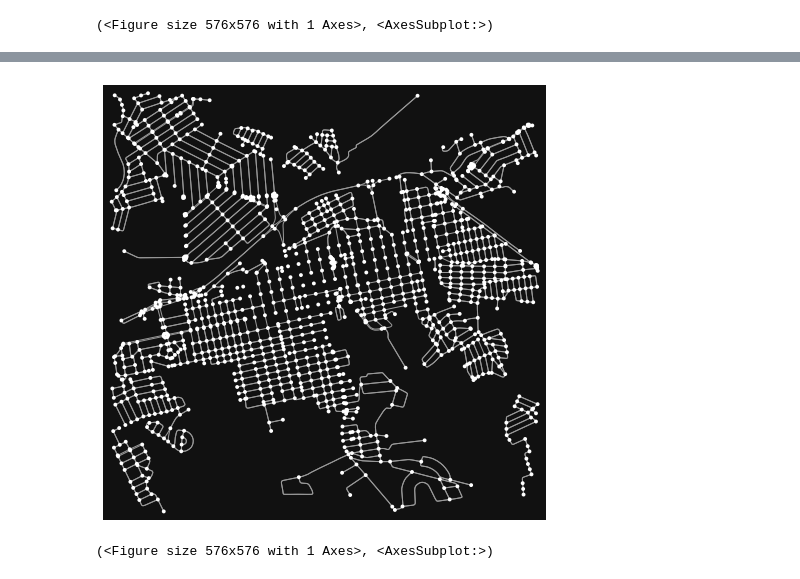
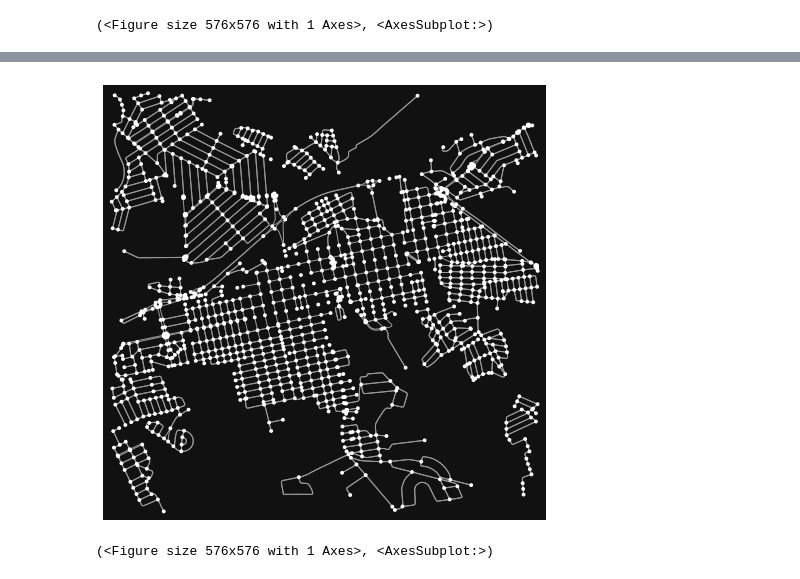
Before and after one commit to andre-morelli/Urban-Analytics, a Jupyter notebook: Example2-Vulnerability.ipynb, the cells around one changed output, grey strips where cells are left out. Saved outputs shown, nothing was run; the diff lists cells and outputs as text; code cells hidden in the pictures.

Commit message:
Added control of direction sensibility to remove edges

```diff
--- a/Example2-Vulnerability.ipynb
+++ b/Example2-Vulnerability.ipynb
@@ -42,13 +42,13 @@ ox.plot_graph(G,node_color=colors,node_size=40)
 (<Figure size 576x576 with 1 Axes>, <AxesSubplot:>)
 # %%
-# remove edges in descending order of betweenness
+# remove streets in descending order of betweenness
 # this allows for faster continuity decay
-bet = ops.fast_betweenness(G,weight='length')
+bet = ops.fast_betweenness(G,weight='length',kind='edge')
 nx.set_edge_attributes(G,bet,'betweenness')
 G2 = vnb.remove_edges_by_attr(G,'betweenness',.15)
 ox.plot_graph(G2)
 # %% [output]
-[figure, old version]
+[figure, new version]
 (<Figure size 576x576 with 1 Axes>, <AxesSubplot:>)
 # %%
 # the reduction in continuity with this impact is:
```
Also changed, not shown: parts of 4 cells of this notebook, 1 other file.
